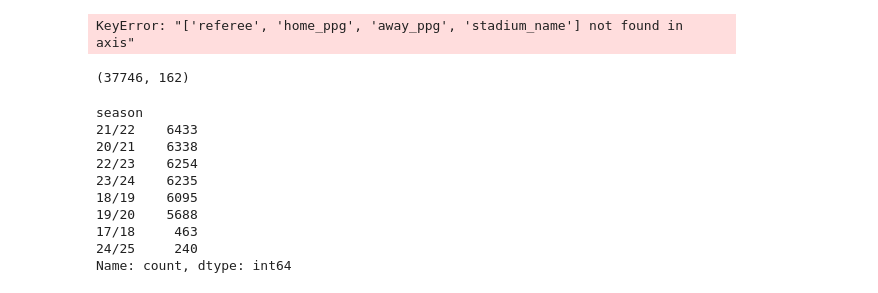
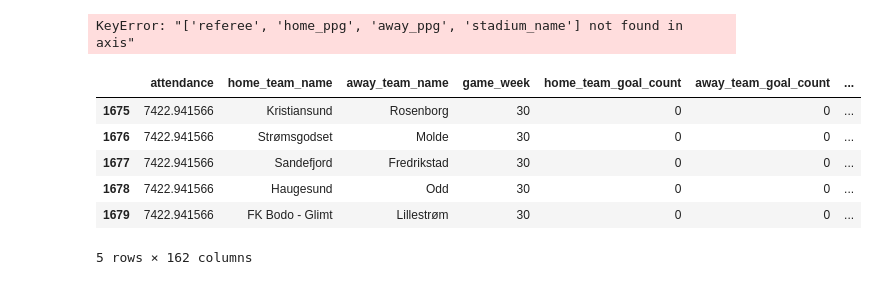
Before and after one commit to lukaszlewickii/football_games_predictor, a Jupyter notebook: data_preparation.ipynb, the cells around one changed output. Drawn from its saved outputs; the diff is of its cells as text; code cells hidden in the pictures.

Commit message:
data ready

```diff
--- a/data_preparation.ipynb
+++ b/data_preparation.ipynb
@@ -104,3 +104,17 @@ for root, _, files in os.walk('./modelling_data/concatenated_data/'):
 # %% [output]
 There is no old index column in dataframe.
 KeyError: "['referee', 'home_ppg', 'away_ppg', 'stadium_name'] not found in axis"
+# %%
+norway_data = pd.read_csv(r'modelling_data\concatenated_data\norway_data_prepared_all_seasons.csv')
+# %%
+norway_data_clean = final_data_cleaning(norway_data)
+# %%
+norway_data_clean.tail()
+# %% [output]
+|  | attendance | home_team_name | away_team_name | game_week | home_team_goal_count | away_team_goal_count | ... |
+| 1675 | 7422.941566 | Kristiansund | Rosenborg | 30 | 0 | 0 | ... |
+| 1676 | 7422.941566 | Strømsgodset | Molde | 30 | 0 | 0 | ... |
+| 1677 | 7422.941566 | Sandefjord | Fredrikstad | 30 | 0 | 0 | ... |
+| 1678 | 7422.941566 | Haugesund | Odd | 30 | 0 | 0 | ... |
+| 1679 | 7422.941566 | FK Bodo - Glimt | Lillestrøm | 30 | 0 | 0 | ... |
+5 rows × 162 columns
@@ -117,17 +130,0 @@ data = pd.read_csv('./modelling_data/concatenated_data/cleaned_data/all_games_18
-# %%
-data.shape
-# %% [output]
-(37746, 162)
-# %%
-data['season'].value_counts()
-# %% [output]
-season
-21/22    6433
-20/21    6338
-22/23    6254
-23/24    6235
-18/19    6095
-19/20    5688
-17/18     463
-24/25     240
-Name: count, dtype: int64
```
Also changed, not shown: parts of 3 cells of this notebook, 1 other file.
